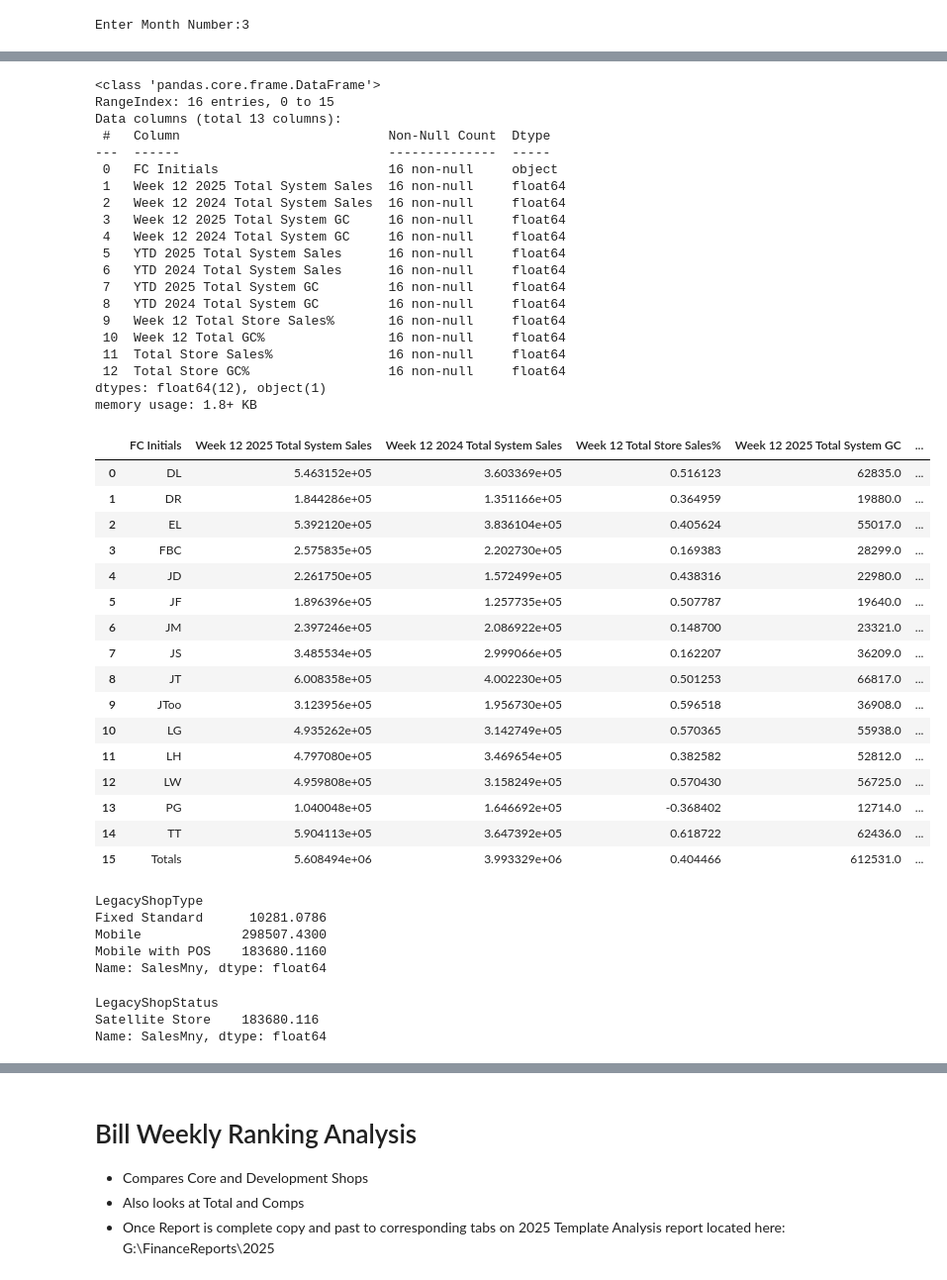
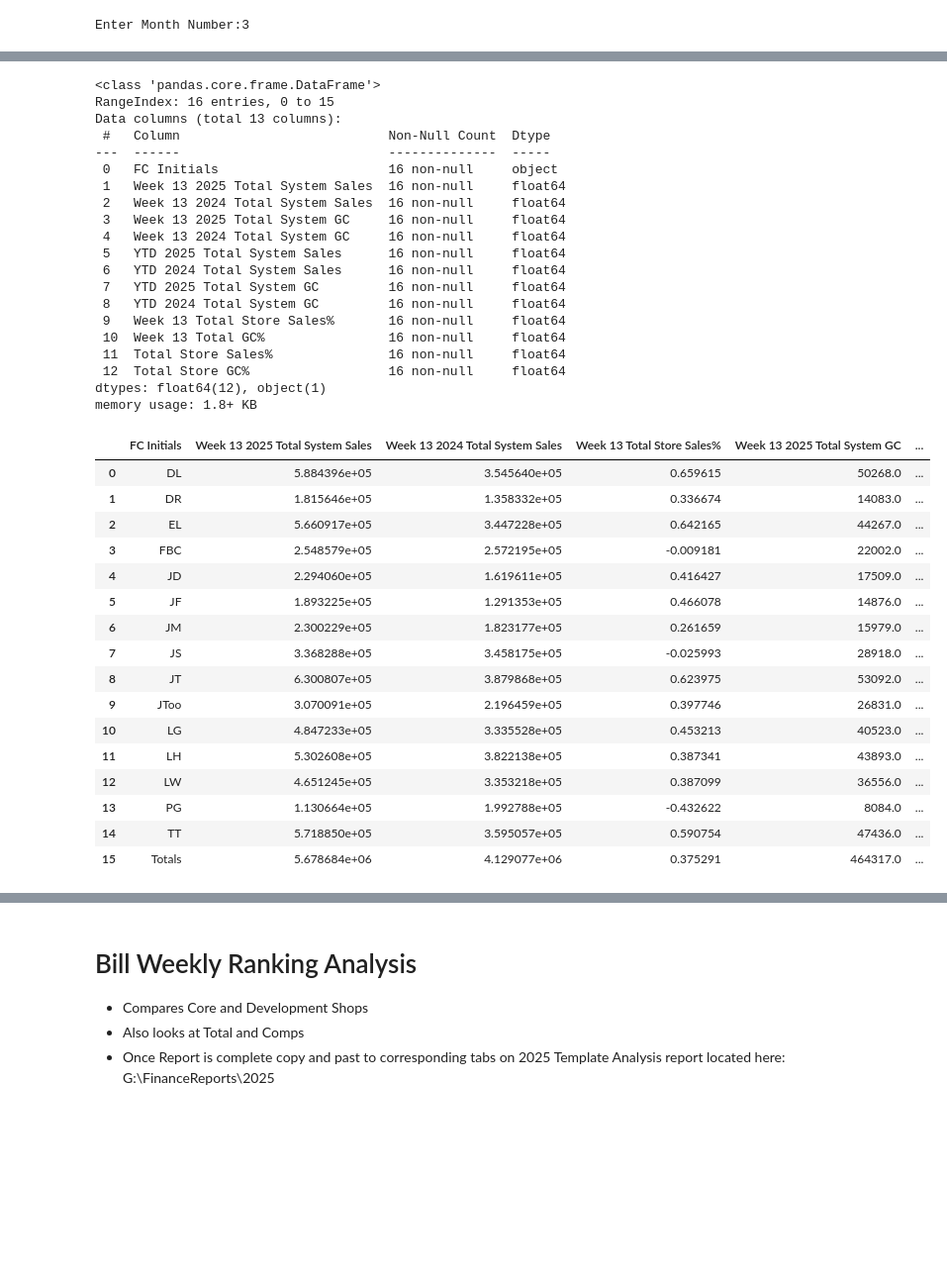
Before and after one commit to jh729670/Work, a Jupyter notebook: 2025 Sales Rank (the Real One)-checkpoint.ipynb, the cells around one changed output, grey strips where cells are left out. Shown at 99% size. Saved outputs shown, nothing was run; the diff lists cells and outputs as text; code cells hidden in the pictures; blank space fills up the shorter version.

```diff
--- a/2025 Sales Rank (the Real One)-checkpoint.ipynb
+++ b/2025 Sales Rank (the Real One)-checkpoint.ipynb
@@ -77,6 +65,3 @@ data3[data3.ShopID==1483]
 # %% [output]
 |  | intStoreID | ShopID | FC | CoolNetGroup | LegacyStoreType | State | MSAName | DMA | ShopName | ... |
 | 1801 | 2853 | 1483.0 | Jordan Tucker | VA Davis, Terrain & Toya | Walk-in | VA | Washington-Arlington-Alexandria | Washington DC | 7592 Telegraph Rd-Alexandria VA | ... |
-# %%
-pd.set_option('display.max_rows',200)
-data3[(data3.ShopID>10000)&(data3.StoreStatus=='Open')][['ShopID','ShopName','OpenDate']].drop_duplicates(keep='last')
@@ -1008,69 +721,53 @@ week_ytd_cols = [col for col in lc_sales.columns if "Week" in col or "YTD" in co
 fc_group = lc_sales.groupby("FC Initials")[week_ytd_cols].sum().reset_index()
 drop_cols = [col for col in fc_group.columns if "%" in col]
 fc_group=fc_group.drop(columns=drop_cols,axis=1)
 
 ytd_row = pd.DataFrame(fc_group.iloc[:, 1:].sum()).T
 ytd_row.insert(0, 'FC Initials', 'Totals')  # Adjust column name as needed
 fc_group = pd.concat([fc_group, ytd_row], ignore_index=True)
 fc_group=fc_group.fillna('')
 
 fc_group['Week '+str(this_week)+' Total Store Sales%']=fc_group.iloc[:,1]/fc_group.iloc[:,2]-1
 fc_group['Week '+str(this_week)+' Total GC%']=fc_group.iloc[:,3]/fc_group.iloc[:,4]-1
 fc_group['Total Store Sales%']=fc_group.iloc[:,5]/fc_group.iloc[:,6]-1
 fc_group['Total Store GC%']=fc_group.iloc[:,7]/fc_group.iloc[:,8]-1
 fc_group.info()
 fc_group=fc_group.iloc[:,[0,1,2,9,3,4,10,5,6,11,7,8,12]]
-fc_group
 # %% [output]
 <class 'pandas.core.frame.DataFrame'>
 RangeIndex: 16 entries, 0 to 15
 Data columns (total 13 columns):
  #   Column                           Non-Null Count  Dtype
 ---  ------                           --------------  -----
  0   FC Initials                      16 non-null     object
- 1   Week 12 2025 Total System Sales  16 non-null     float64
- 2   Week 12 2024 Total System Sales  16 non-null     float64
- 3   Week 12 2025 Total System GC     16 non-null     float64
- 4   Week 12 2024 Total System GC     16 non-null     float64
+ 1   Week 13 2025 Total System Sales  16 non-null     float64
+ 2   Week 13 2024 Total System Sales  16 non-null     float64
+ 3   Week 13 2025 Total System GC     16 non-null     float64
+ 4   Week 13 2024 Total System GC     16 non-null     float64
  5   YTD 2025 Total System Sales      16 non-null     float64
  6   YTD 2024 Total System Sales      16 non-null     float64
  7   YTD 2025 Total System GC         16 non-null     float64
  8   YTD 2024 Total System GC         16 non-null     float64
- 9   Week 12 Total Store Sales%       16 non-null     float64
- 10  Week 12 Total GC%                16 non-null     float64
+ 9   Week 13 Total Store Sales%       16 non-null     float64
+ 10  Week 13 Total GC%                16 non-null     float64
  11  Total Store Sales%               16 non-null     float64
  12  Total Store GC%                  16 non-null     float64
 dtypes: float64(12), object(1)
 memory usage: 1.8+ KB
-|  | FC Initials | Week 12 2025 Total System Sales | Week 12 2024 Total System Sales | Week 12 Total Store Sales% | Week 12 2025 Total System GC | ... |
-| 0 | DL | 5.463152e+05 | 3.603369e+05 | 0.516123 | 62835.0 | ... |
-| 1 | DR | 1.844286e+05 | 1.351166e+05 | 0.364959 | 19880.0 | ... |
-| 2 | EL | 5.392120e+05 | 3.836104e+05 | 0.405624 | 55017.0 | ... |
-| 3 | FBC | 2.575835e+05 | 2.202730e+05 | 0.169383 | 28299.0 | ... |
-| 4 | JD | 2.261750e+05 | 1.572499e+05 | 0.438316 | 22980.0 | ... |
-| 5 | JF | 1.896396e+05 | 1.257735e+05 | 0.507787 | 19640.0 | ... |
-| 6 | JM | 2.397246e+05 | 2.086922e+05 | 0.148700 | 23321.0 | ... |
-| 7 | JS | 3.485534e+05 | 2.999066e+05 | 0.162207 | 36209.0 | ... |
-| 8 | JT | 6.008358e+05 | 4.002230e+05 | 0.501253 | 66817.0 | ... |
-| 9 | JToo | 3.123956e+05 | 1.956730e+05 | 0.596518 | 36908.0 | ... |
-| 10 | LG | 4.935262e+05 | 3.142749e+05 | 0.570365 | 55938.0 | ... |
-| 11 | LH | 4.797080e+05 | 3.469654e+05 | 0.382582 | 52812.0 | ... |
-| 12 | LW | 4.959808e+05 | 3.158249e+05 | 0.570430 | 56725.0 | ... |
-| 13 | PG | 1.040048e+05 | 1.646692e+05 | -0.368402 | 12714.0 | ... |
-| 14 | TT | 5.904113e+05 | 3.647392e+05 | 0.618722 | 62436.0 | ... |
-| 15 | Totals | 5.608494e+06 | 3.993329e+06 | 0.404466 | 612531.0 | ... |
+|  | FC Initials | Week 13 2025 Total System Sales | Week 13 2024 Total System Sales | Week 13 Total Store Sales% | Week 13 2025 Total System GC | ... |
+| 0 | DL | 5.884396e+05 | 3.545640e+05 | 0.659615 | 50268.0 | ... |
+| 1 | DR | 1.815646e+05 | 1.358332e+05 | 0.336674 | 14083.0 | ... |
+| 2 | EL | 5.660917e+05 | 3.447228e+05 | 0.642165 | 44267.0 | ... |
+| 3 | FBC | 2.548579e+05 | 2.572195e+05 | -0.009181 | 22002.0 | ... |
+| 4 | JD | 2.294060e+05 | 1.619611e+05 | 0.416427 | 17509.0 | ... |
+| 5 | JF | 1.893225e+05 | 1.291353e+05 | 0.466078 | 14876.0 | ... |
+| 6 | JM | 2.300229e+05 | 1.823177e+05 | 0.261659 | 15979.0 | ... |
+| 7 | JS | 3.368288e+05 | 3.458175e+05 | -0.025993 | 28918.0 | ... |
+| 8 | JT | 6.300807e+05 | 3.879868e+05 | 0.623975 | 53092.0 | ... |
+| 9 | JToo | 3.070091e+05 | 2.196459e+05 | 0.397746 | 26831.0 | ... |
+| 10 | LG | 4.847233e+05 | 3.335528e+05 | 0.453213 | 40523.0 | ... |
+| 11 | LH | 5.302608e+05 | 3.822138e+05 | 0.387341 | 43893.0 | ... |
+| 12 | LW | 4.651245e+05 | 3.353218e+05 | 0.387099 | 36556.0 | ... |
+| 13 | PG | 1.130664e+05 | 1.992788e+05 | -0.432622 | 8084.0 | ... |
+| 14 | TT | 5.718850e+05 | 3.595057e+05 | 0.590754 | 47436.0 | ... |
+| 15 | Totals | 5.678684e+06 | 4.129077e+06 | 0.375291 | 464317.0 | ... |
-# %%
-pd.set_option('display.max_columns',50)
-data[data.LegacyShopStatus=='Satellite Store'].groupby('LegacyShopType')['SalesMny'].sum()
-# %% [output]
-LegacyShopType
-Fixed Standard      10281.0786
-Mobile             298507.4300
-Mobile with POS    183680.1160
-Name: SalesMny, dtype: float64
-# %%
-data[data.LegacyShopType=='Mobile with POS'].groupby('LegacyShopStatus')['SalesMny'].sum()
-# %% [output]
-LegacyShopStatus
-Satellite Store    183680.116
-Name: SalesMny, dtype: float64
```
Also changed, not shown: parts of 49 cells of this notebook.
